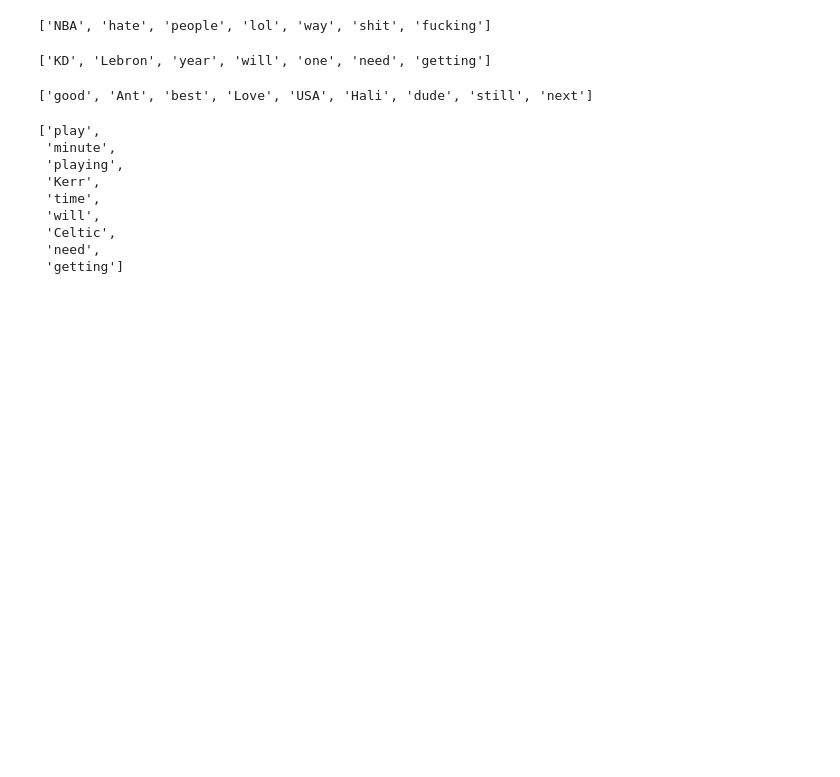
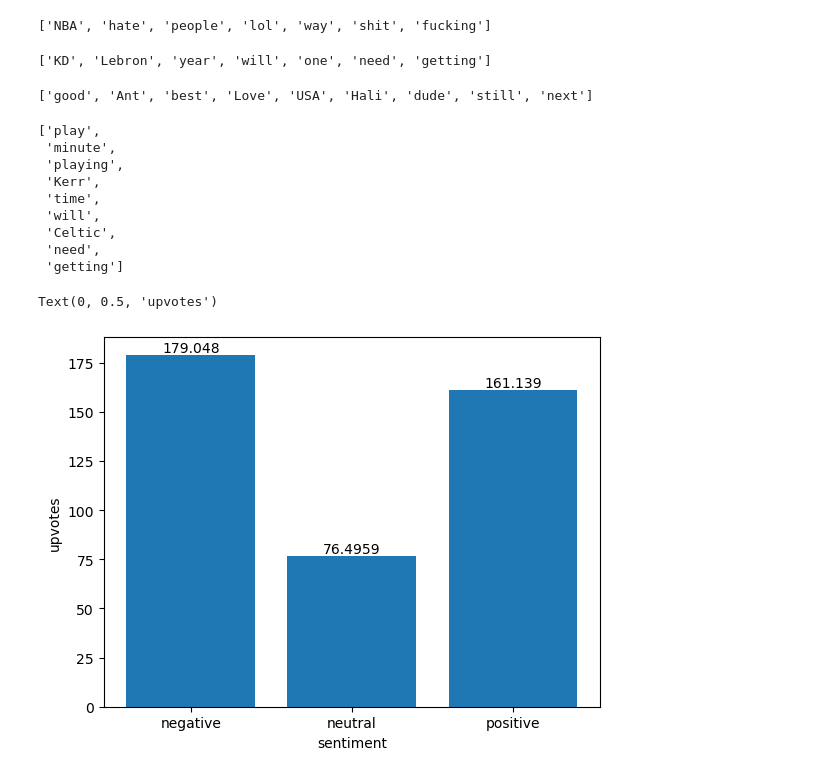
Before and after one commit to Pranav-Batra/sentiment-analysis-tatum, a Jupyter notebook: EDA and Visualizations.ipynb, the cells around one changed output. Drawn from its saved outputs; the diff is of its cells as text; code cells hidden in the pictures; blank space fills up the shorter version.

```diff
--- a/EDA and Visualizations.ipynb
+++ b/EDA and Visualizations.ipynb
@@ -203,3 +207,14 @@ neut_not_pos ##buzz words, not many connotations
  'Celtic',
  'need',
  'getting']
+# %%
+##analyze average upvotes per sentiment
+avg_upvotes_per_label = upvotes_df.groupby("labels")['upvotes'].mean()
+# %%
+chart = plt.bar(avg_upvotes_per_label.index, avg_upvotes_per_label.values)
+plt.bar_label(container = chart)
+plt.xlabel("sentiment")
+plt.ylabel("upvotes")
+# %% [output]
+Text(0, 0.5, 'upvotes')
+[figure, added]
```
Also changed, not shown: parts of 8 cells of this notebook.
